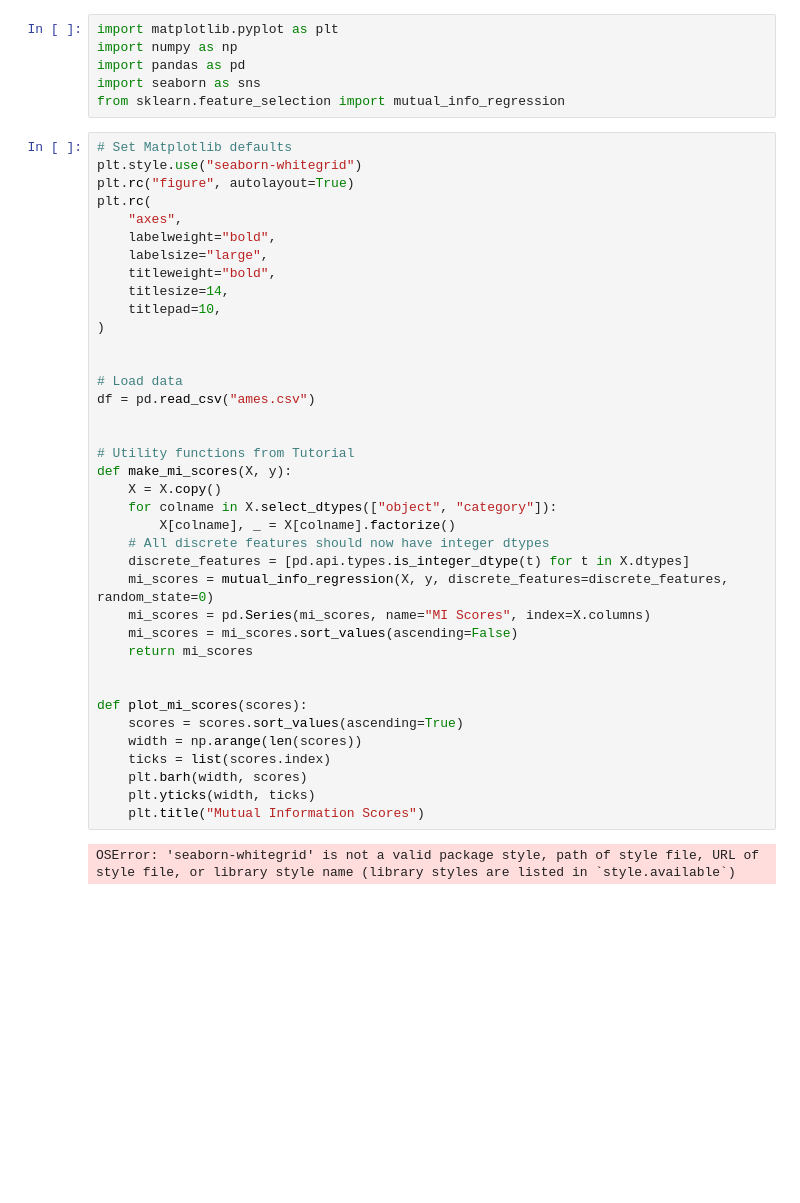
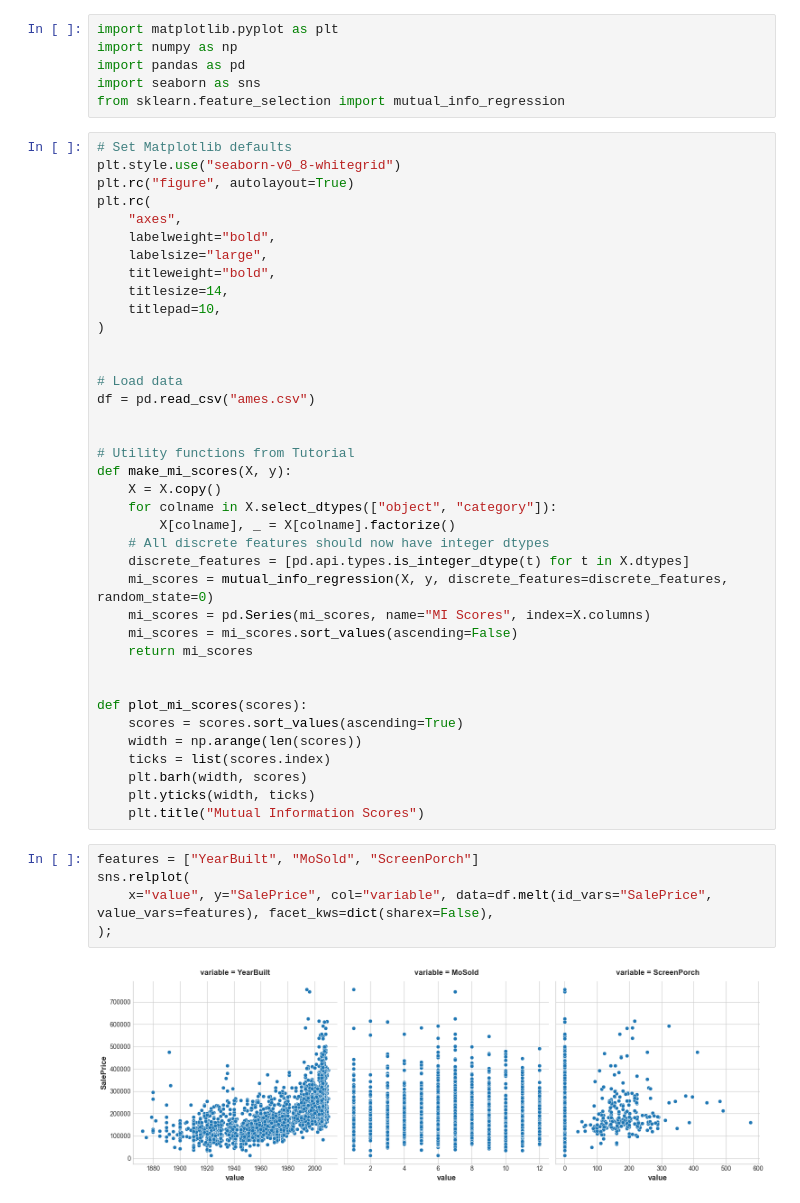
Before and after one commit to JoshuaSzenk/feature_engineering, a Jupyter notebook: feature_engineering_k2.ipynb, the cells around one changed output. Cells and saved outputs as stored; diff of their text form; blank space fills up the shorter version.

```diff
--- a/feature_engineering_k2.ipynb
+++ b/feature_engineering_k2.ipynb
@@ -6,7 +6,7 @@ import seaborn as sns
 from sklearn.feature_selection import mutual_info_regression
 # %%
 # Set Matplotlib defaults
-plt.style.use("seaborn-whitegrid")
+plt.style.use("seaborn-v0_8-whitegrid")
 plt.rc("figure", autolayout=True)
 plt.rc(
     "axes",
@@ -42,5 +42,10 @@ def plot_mi_scores(scores):
     plt.barh(width, scores)
     plt.yticks(width, ticks)
     plt.title("Mutual Information Scores")
-# %% [output]
-OSError: 'seaborn-whitegrid' is not a valid package style, path of style file, URL of style file, or library style name (library styles are listed in `style.available`)
+# %%
+features = ["YearBuilt", "MoSold", "ScreenPorch"]
+sns.relplot(
+    x="value", y="SalePrice", col="variable", data=df.melt(id_vars="SalePrice", value_vars=features), facet_kws=dict(sharex=False),
+);
+# %% [output]
+[figure, added]
```
Also changed, not shown: parts of 6 cells of this notebook, 1 other file.
